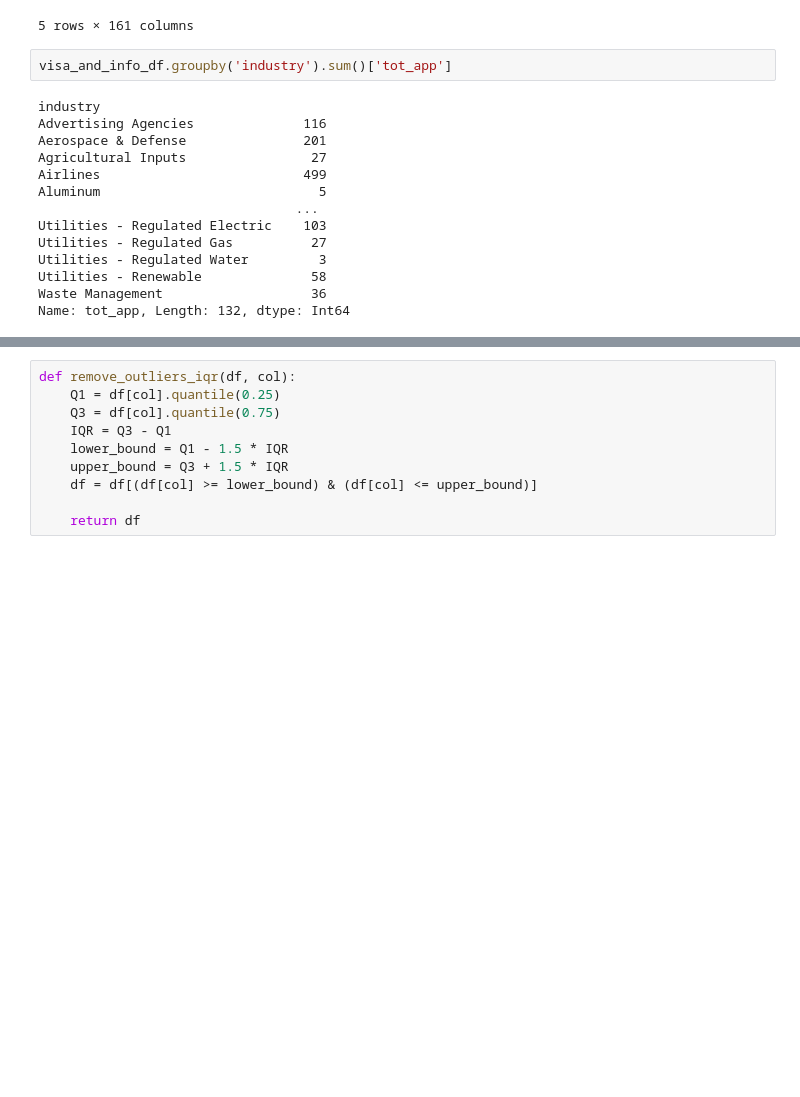
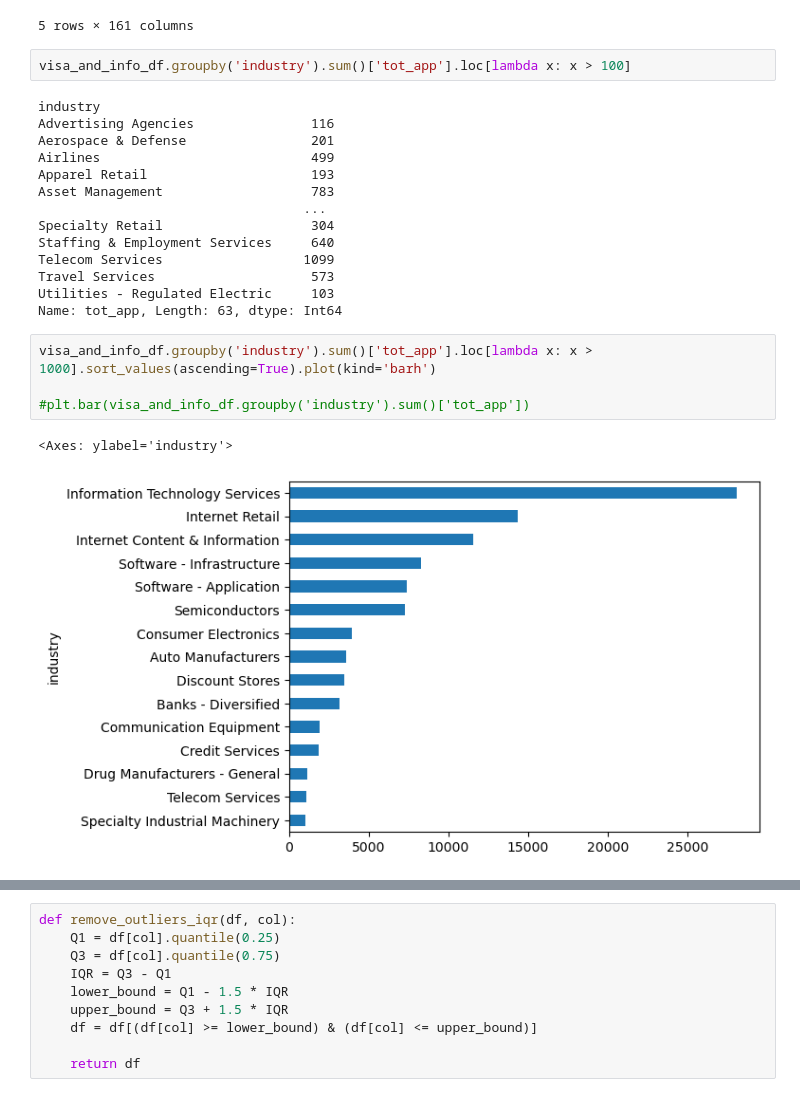
Before and after one commit to 608ohenry/econ570_project, a Jupyter notebook: main.ipynb, the cells around one changed output, grey strips where cells are left out. Saved outputs shown, nothing was run; the diff lists cells and outputs as text; blank space fills up the shorter version.

Commit message:
Added new graphs

```diff
--- a/main.ipynb
+++ b/main.ipynb
@@ -354,19 +354,26 @@ visa_and_info_df.head()
 | 4 | AAOI | 13139 Jess Pirtle Boulevard | Sugar Land | TX | 77478 | United States | (281) 295-1800 | NaN | https://www.ao-inc.com | Communication Equipment | ... |
 5 rows × 161 columns
 # %%
-visa_and_info_df.groupby('industry').sum()['tot_app']
+visa_and_info_df.groupby('industry').sum()['tot_app'].loc[lambda x: x > 100]
 # %% [output]
 industry
-Advertising Agencies              116
-Aerospace & Defense               201
-Agricultural Inputs                27
-Airlines                          499
-Aluminum                            5
-                                 ...
-Utilities - Regulated Electric    103
-Utilities - Regulated Gas          27
-Utilities - Regulated Water         3
-Utilities - Renewable              58
-Waste Management                   36
-Name: tot_app, Length: 132, dtype: Int64
+Advertising Agencies               116
+Aerospace & Defense                201
+Airlines                           499
+Apparel Retail                     193
+Asset Management                   783
+                                  ...
+Specialty Retail                   304
+Staffing & Employment Services     640
+Telecom Services                  1099
+Travel Services                    573
+Utilities - Regulated Electric     103
+Name: tot_app, Length: 63, dtype: Int64
+# %%
+visa_and_info_df.groupby('industry').sum()['tot_app'].loc[lambda x: x > 1000].sort_values(ascending=True).plot(kind='barh')
+
+#plt.bar(visa_and_info_df.groupby('industry').sum()['tot_app'])
+# %% [output]
+<Axes: ylabel='industry'>
+[figure, added]
 # %%
```
Also changed, not shown: parts of 11 cells of this notebook.
